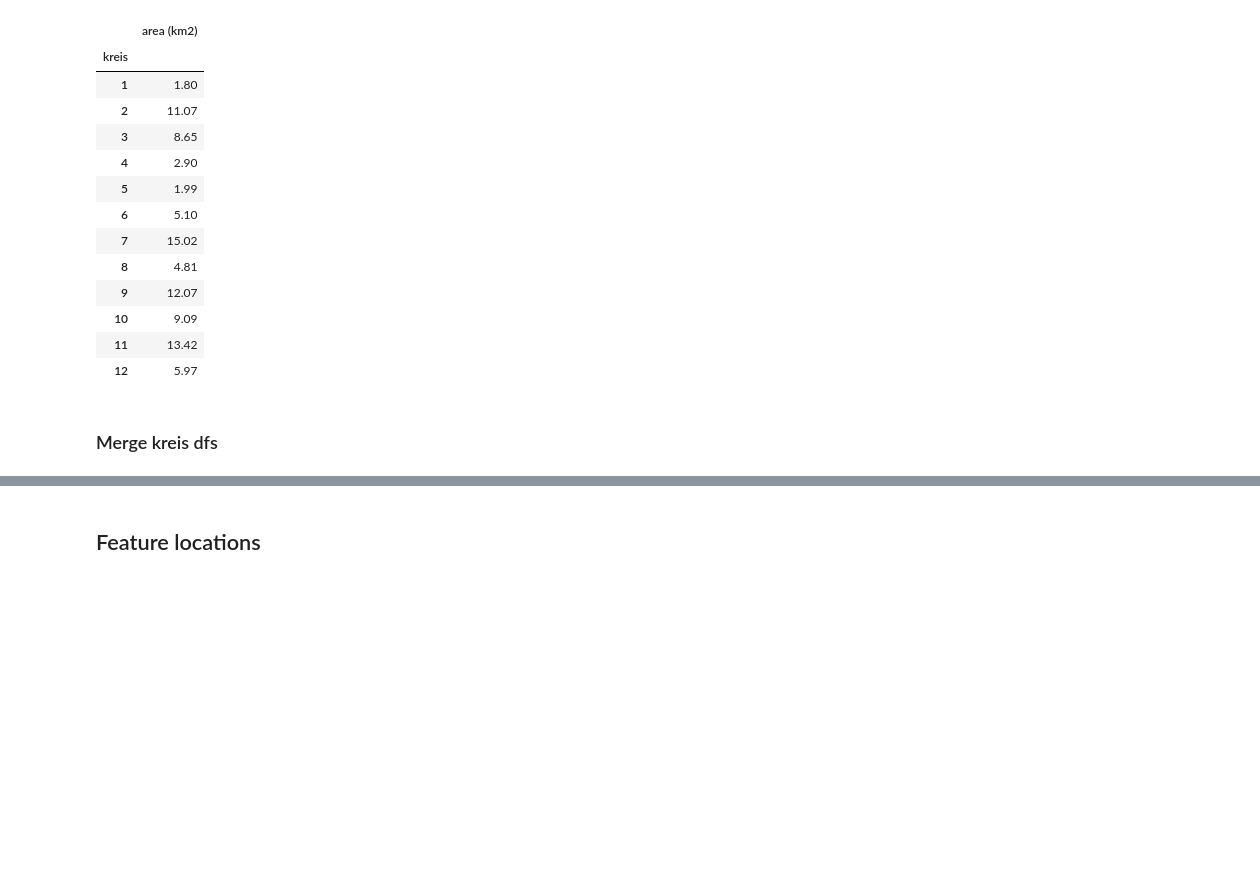
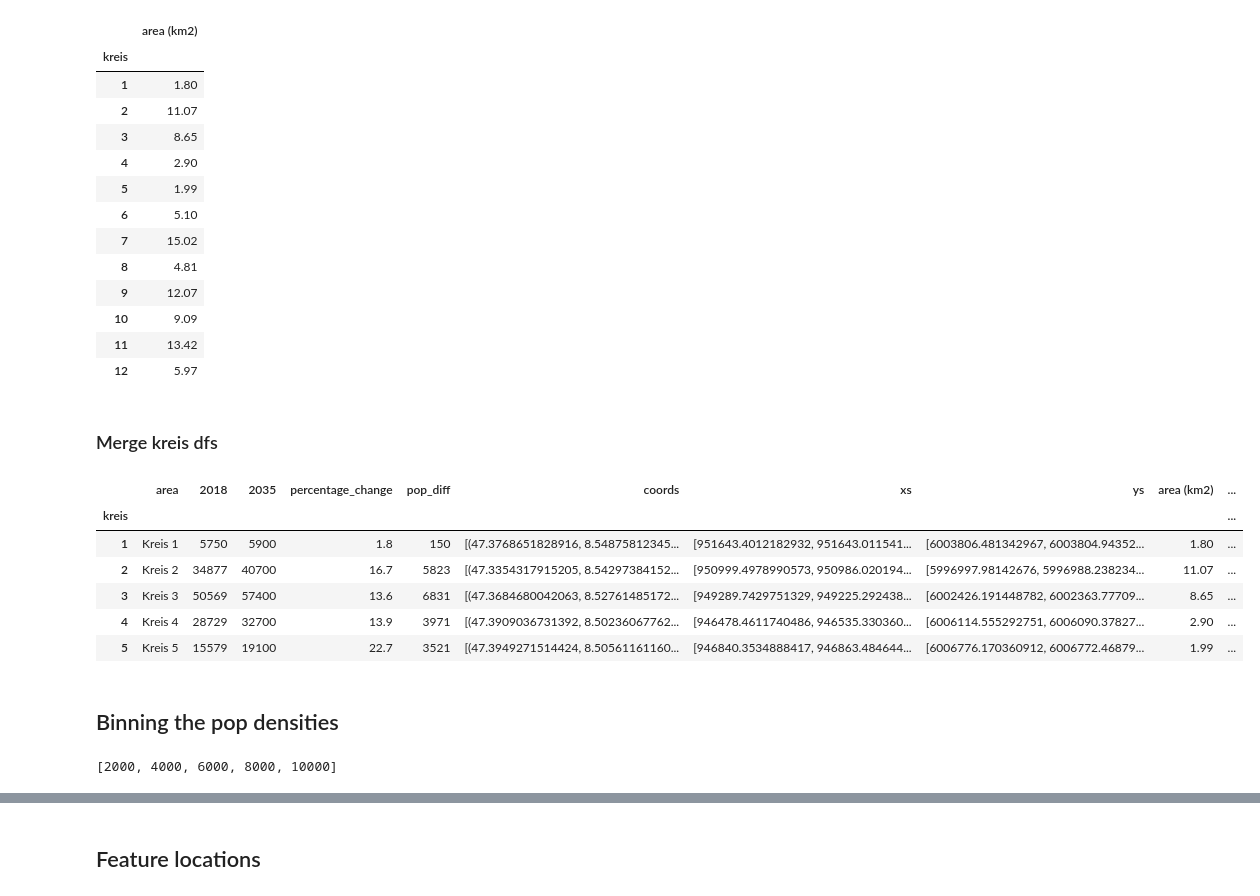
Before and after one commit to BarrySunderland/propulsion-migros-data-challange-oana-barry-fabio, a Jupyter notebook: plotting.ipynb, the cells around one changed output, grey strips where cells are left out. Drawn from its saved outputs; the diff is of its cells as text; code cells hidden in the pictures; blank space fills up the shorter version.

```diff
--- a/plotting.ipynb
+++ b/plotting.ipynb
@@ -243,4 +257,32 @@ df_kreis = df_pop.merge(df_kreis_coord, left_index=True, right_index=True)
 df_kreis = df_kreis.merge(df_kreis_area, left_index=True, right_index=True)
 # %%
 df_kreis['pop_dens_2018'] = df_kreis['2018'] / df_kreis['area (km2)']
+df_kreis['pop_dens_2018'] = df_kreis['pop_dens_2018'].apply(np.floor)
 df_kreis['pop_dens_2035'] = df_kreis['2035'] / df_kreis['area (km2)']
+df_kreis['pop_dens_2035'] = df_kreis['pop_dens_2035'].apply(np.floor)
+# %%
+df_kreis.head()
+# %% [output]
+|  | area | 2018 | 2035 | percentage_change | pop_diff | coords | xs | ys | area (km2) | ... |
+| kreis |  |  |  |  |  |  |  |  |  | ... |
+| 1 | Kreis 1 | 5750 | 5900 | 1.8 | 150 | [(47.3768651828916, 8.54875812345... | [951643.4012182932, 951643.011541... | [6003806.481342967, 6003804.94352... | 1.80 | ... |
+| 2 | Kreis 2 | 34877 | 40700 | 16.7 | 5823 | [(47.3354317915205, 8.54297384152... | [950999.4978990573, 950986.020194... | [5996997.98142676, 5996988.238234... | 11.07 | ... |
+| 3 | Kreis 3 | 50569 | 57400 | 13.6 | 6831 | [(47.3684680042063, 8.52761485172... | [949289.7429751329, 949225.292438... | [6002426.191448782, 6002363.77709... | 8.65 | ... |
+| 4 | Kreis 4 | 28729 | 32700 | 13.9 | 3971 | [(47.3909036731392, 8.50236067762... | [946478.4611740486, 946535.330360... | [6006114.555292751, 6006090.37827... | 2.90 | ... |
+| 5 | Kreis 5 | 15579 | 19100 | 22.7 | 3521 | [(47.3949271514424, 8.50561161160... | [946840.3534888417, 946863.484644... | [6006776.170360912, 6006772.46879... | 1.99 | ... |
+# %% [markdown]
+## Binning the pop densities
+# %%
+max_val = df_kreis[['pop_dens_2018','pop_dens_2035']].max().max()
+min_val = df_kreis[['pop_dens_2018','pop_dens_2035']].min().max()
+
+num_bins = 5
+labels = list(np.arange(num_bins-1))
+
+sig_figs = int(math.log10((max_val - min_val) / num_bins))
+bin_size = round_up((max_val - min_val) / num_bins, sig_figs)
+
+bins =list( bin_size * (np.arange(num_bins)+1))
+bins
+# %% [output]
+[2000, 4000, 6000, 8000, 10000]
```
Also changed, not shown: parts of 19 cells of this notebook, 5 other files.
